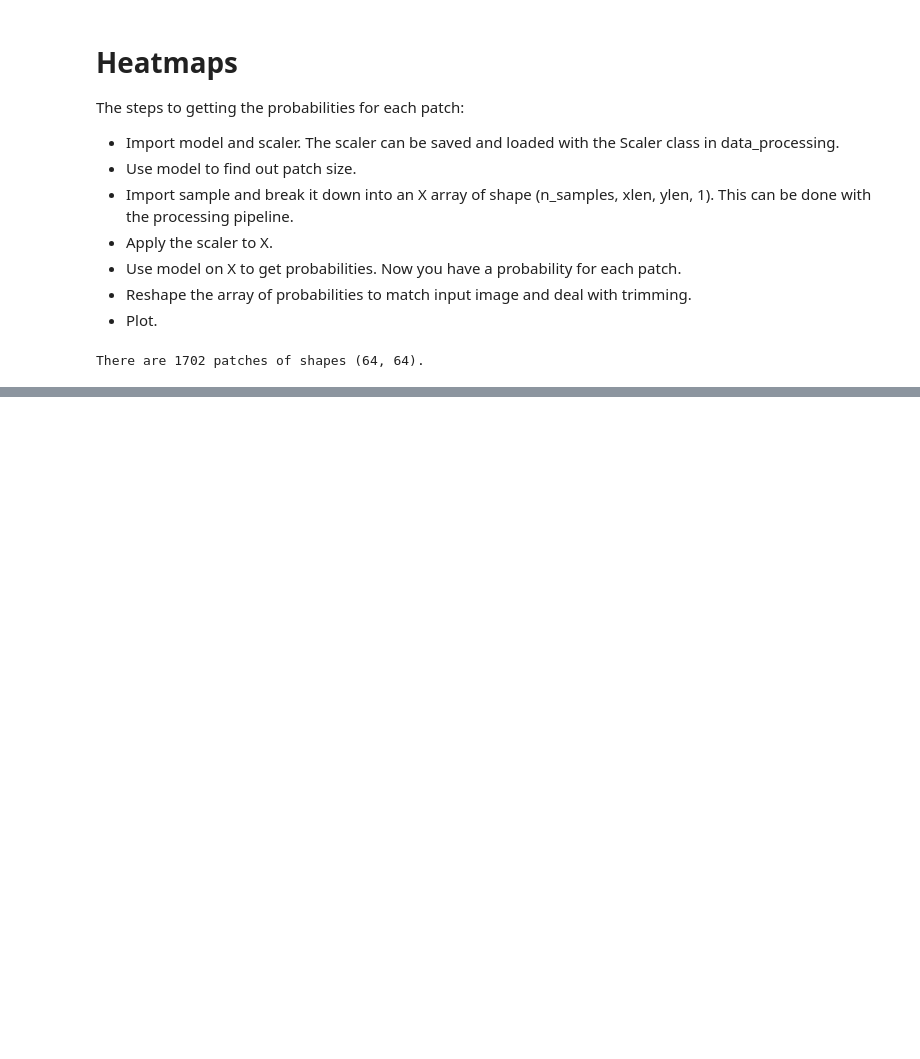
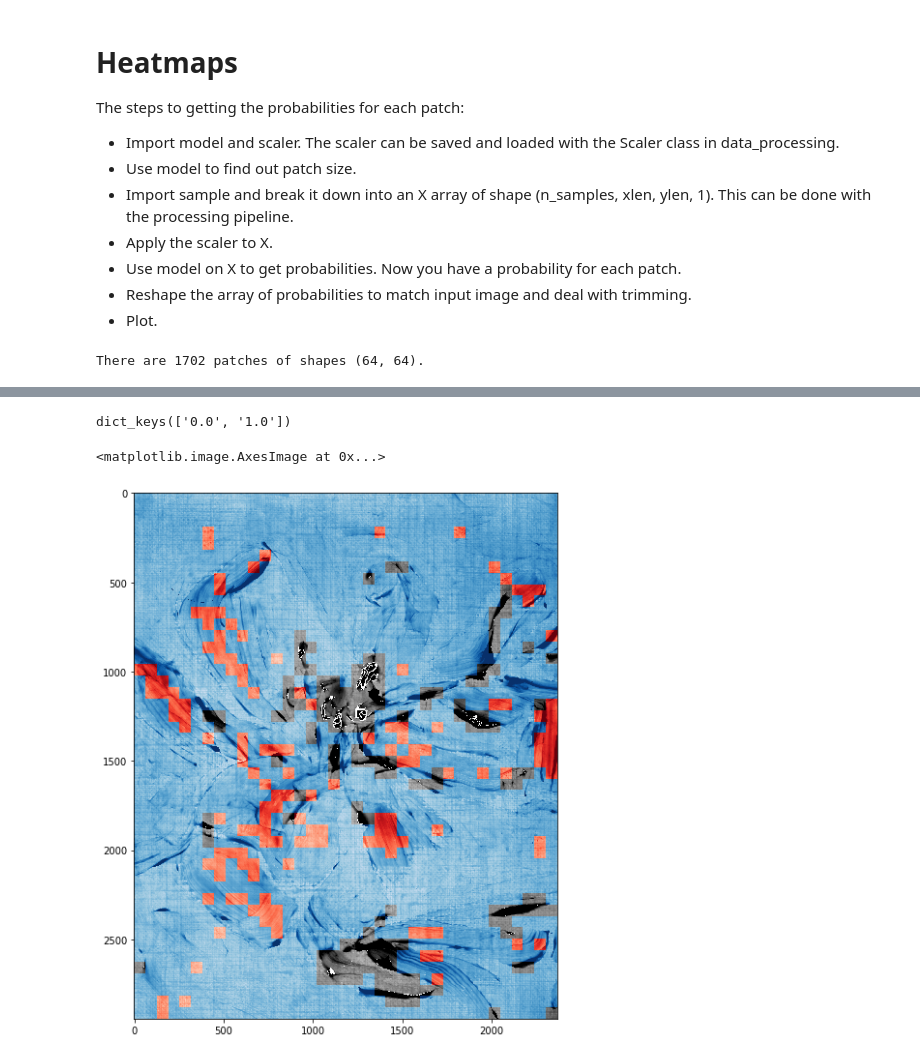
Before and after one commit to modw/painter-id, a Jupyter notebook: Visualizing network.ipynb, the cells around one changed output, grey strips where cells are left out. Cells and saved outputs as stored; diff of their text form; code cells hidden in the pictures; blank space fills up the shorter version.

```diff
--- a/Visualizing network.ipynb
+++ b/Visualizing network.ipynb
@@ -239,0 +241,6 @@ plt.colorbar()
+# %%
+# get predictions
+classes = model.predict_classes(X, verbose=1)
+# reshape
+pred_shape = image_shape//patch_size
+classes = classes.reshape(pred_shape[0], pred_shape[1])
@@ -239,0 +249,27 @@ plt.colorbar()
+# %%
+# upscale to match original resolution
+classes = np.kron(classes, np.ones((patch_size, patch_size)))
+# %%
+# create masked arrays
+masked_arrs = {}
+for c in sorted(np.unique(classes)):
+    masked_arrs[str(c)] = np.ma.masked_where(classes != c,data_array)
+# %%
+masked_arrs.keys()
+# %% [output]
+dict_keys(['0.0', '1.0'])
+# %%
+# colormaps
+colormaps = ['Blues', 'Reds', 'Viridis']
+fig = plt.figure(figsize=(10,10))
+for i,key in enumerate(masked_arrs.keys()):
+    plt.imshow(masked_arrs[key], cmap=colormaps[i],
+               vmax=5500)
+# nans
+nans = np.isnan(np.mean(X,axis=(1,2,3))).reshape(pred_shape[0], pred_shape[1])
+nans = np.kron(~nans, np.ones((patch_size, patch_size)))
+plt.imshow(np.ma.masked_where(nans, data_array), cmap='binary',
+               vmax=5500)
+# %% [output]
+<matplotlib.image.AxesImage at 0x...>
+[figure, added]
```
Also changed, not shown: parts of 7 cells of this notebook.
